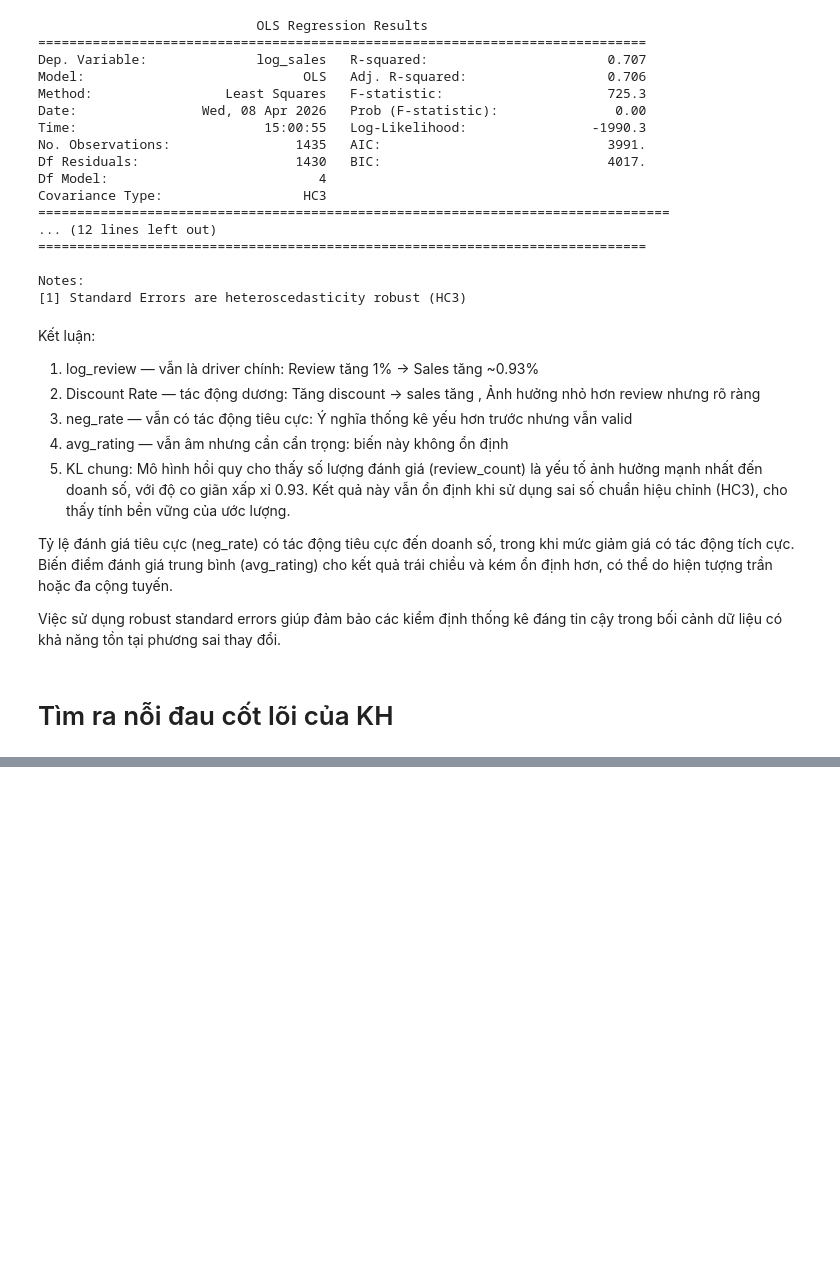
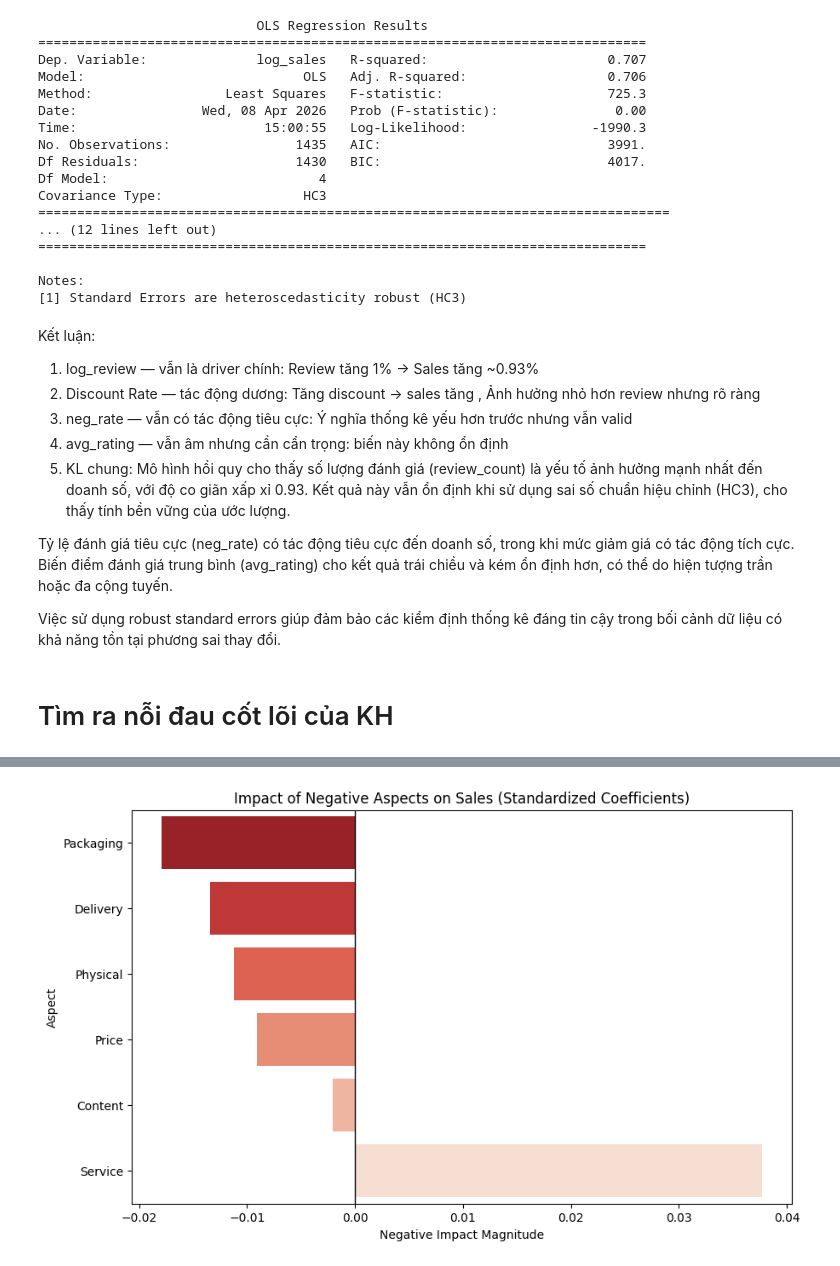
Before and after one commit to nhunggnguyen04/NCKH, a Jupyter notebook: 4. Regession/sales_count_correlation.ipynb, the cells around one changed output, grey strips where cells are left out. Cells and saved outputs as stored; diff of their text form; code cells hidden in the pictures; blank space fills up the shorter version.

```diff
--- a/4. Regession/sales_count_correlation.ipynb
+++ b/4. Regession/sales_count_correlation.ipynb
@@ -975,0 +701,95 @@ p = 0.50 → không kết luận được gì.
+# %%
+import pandas as pd
+import numpy as np
+import statsmodels.api as sm
+import matplotlib.pyplot as plt
+import seaborn as sns
+
+# Load the grouped data
+df = pd.read_excel(r'F:\project\NCKH\Data\exports\all_review_with_all_label.xlsx', sheet_name='Sheet1')
+
+# Display basic info and first few rows
+print(df.info())
+print(df.head())
+print(df.describe())
+
+# Create features for analysis
+# 1. Total negative rate
+df['total_neg_rate'] = df['label_count_0'] / df['review_count']
+
+# 2. Aspect negative rates
+aspects = ['content', 'physical', 'price', 'packaging', 'delivery', 'service']
+for asp in aspects:
+    df[f'{asp}_neg_rate'] = df[f'{asp}_label_0'] / df['review_count']
+
+# Target: log of Sales Count (handling zero sales if any, though min is 1)
+df['log_sales'] = np.log1p(df['Sales Count'])
+df['log_reviews'] = np.log1p(df['review_count'])
+
+# --- B1: Hypothesis Testing (Overall) ---
+# H0: negative rate has no effect on log_sales
+# Model: log_sales ~ total_neg_rate + log_reviews + Discount Rate
+X_b1 = df[['total_neg_rate', 'log_reviews', 'Discount Rate']]
+X_b1 = sm.add_constant(X_b1)
+y = df['log_sales']
+
+model_b1 = sm.OLS(y, X_b1).fit()
+print("--- B1: Global Model Summary ---")
+print(model_b1.summary())
+
+# --- B2: Aspect Level Analysis ---
+# Which aspect negative rate hurts sales most?
+# Model: log_sales ~ neg_rate_content + neg_rate_physical + ... + log_reviews + Discount Rate
+asp_neg_cols = [f'{asp}_neg_rate' for asp in aspects]
+X_b2 = df[asp_neg_cols + ['log_reviews', 'Discount Rate']]
+X_b2 = sm.add_constant(X_b2)
+
+model_b2 = sm.OLS(y, X_b2).fit()
+print("\n--- B2: Aspect Model Summary ---")
+print(model_b2.summary())
+
+# Rank coefficients (standardized)
+# To compare impact, we use standardized coefficients (beta weights)
+df_std = (df - df.mean()) / df.std()
+X_b2_std = df_std[asp_neg_cols + ['log_reviews', 'Discount Rate']]
+X_b2_std = sm.add_constant(X_b2_std)
+model_b2_std = sm.OLS(df_std['log_sales'], X_b2_std).fit()
+
+print("\n--- Standardized Coefficients for Ranking ---")
+print(model_b2_std.params.sort_values())
+
+# Calculate correlation of negative rates with Sales Count
+neg_cols = [f'{asp}_neg_rate' for asp in aspects] + ['total_neg_rate']
+correlations = df[neg_cols + ['Sales Count', 'log_sales']].corr()
+
+# Rank the impact based on the standardized regression coefficients from the previous step
+impact_ranking = {
+    'Packaging': -0.0179,
+    'Delivery': -0.0134,
+    'Physical': -0.0112,
+    'Price': -0.0091,
+    'Content': -0.0021,
+    'Service': 0.0377
+}
+
+# Convert to Series and sort
+impact_series = pd.Series(impact_ranking).sort_values()
+
+# Plotting
+plt.figure(figsize=(10, 6))
+sns.barplot(x=impact_series.values, y=impact_series.index, palette='Reds_r')
+plt.title('Impact of Negative Aspects on Sales (Standardized Coefficients)')
+plt.xlabel('Negative Impact Magnitude')
+plt.ylabel('Aspect')
+plt.axvline(0, color='black', linewidth=1)
+plt.savefig('aspect_impact_ranking.png')
+
+# Plot Heatmap
+plt.figure(figsize=(12, 8))
+sns.heatmap(df[neg_cols + ['log_sales']].corr(), annot=True, cmap='coolwarm', fmt=".2f")
+plt.title('Correlation between Negative Aspect Rates and Sales (Log)')
+plt.savefig('correlation_heatmap.png')
+
+print("Correlations with log_sales:")
+print(correlations['log_sales'].sort_values())
+# %% [output]
@@ -975,0 +827 @@ p = 0.50 → không kết luận được gì.
+[figure, added]
```
Also changed, not shown: parts of 12 cells of this notebook, 2 other files.
